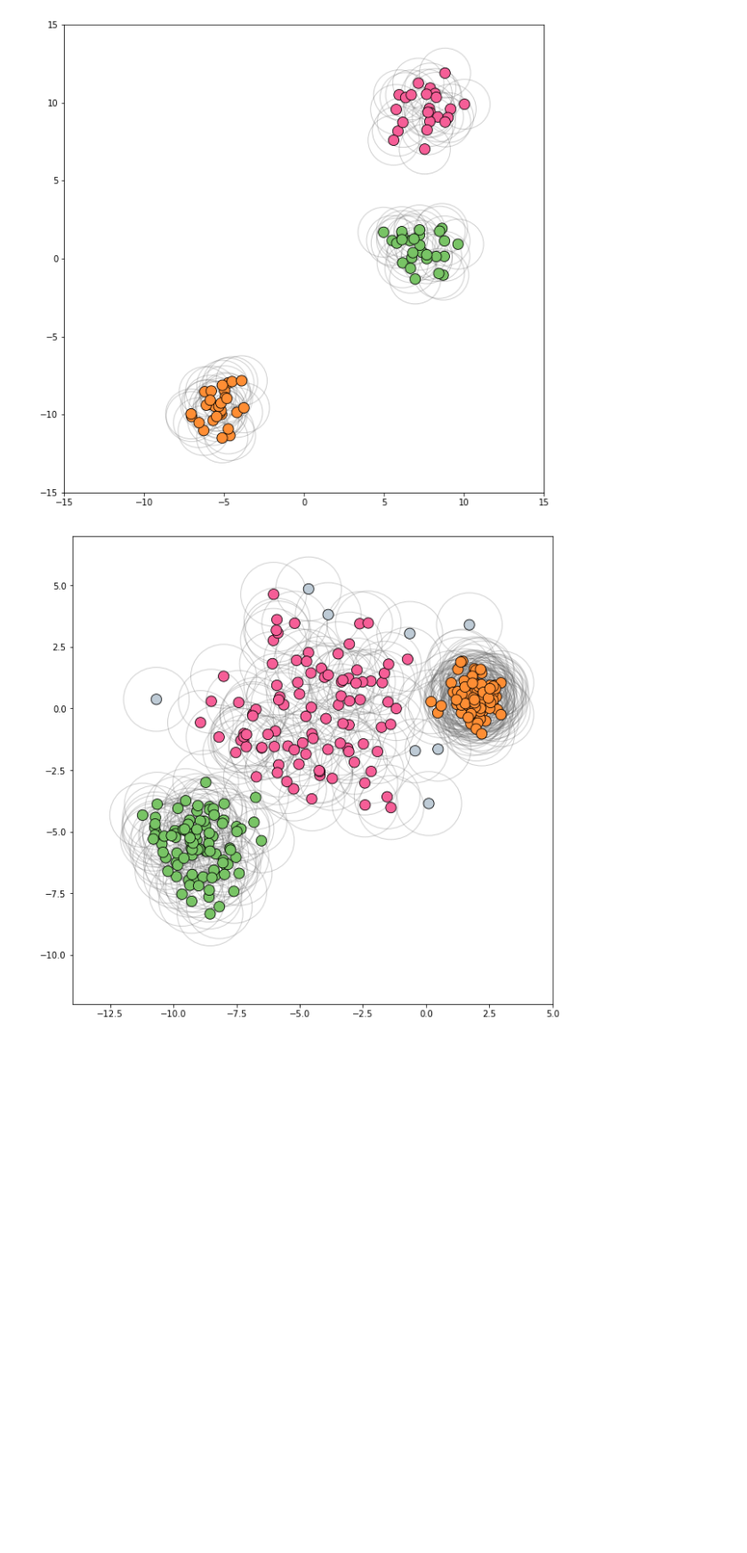
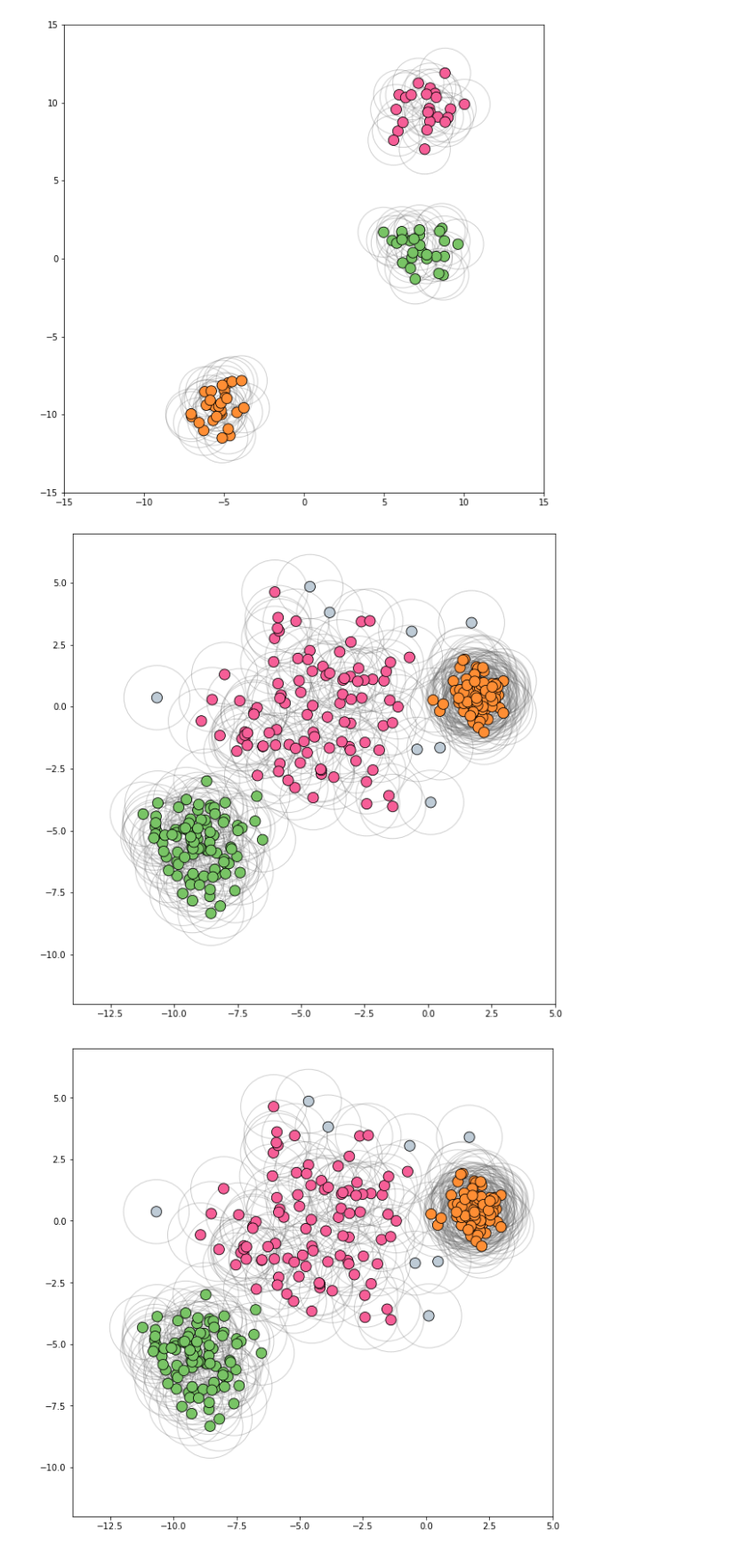
Before and after one commit to edwei06/data_science_2024_fall, a Jupyter notebook: data_science_hw2/hw2_dbscan/hw2_dbscan.ipynb, the cells around one changed output. Shown at 89% size. Cells and saved outputs as stored; diff of their text form; code cells hidden in the pictures; blank space fills up the shorter version.

```diff
--- a/data_science_hw2/hw2_dbscan/hw2_dbscan.ipynb
+++ b/data_science_hw2/hw2_dbscan/hw2_dbscan.ipynb
@@ -133,6 +133,17 @@ result = np.asarray(a)
 helper.plot_clustered_dataset(dataset_1, result, neighborhood=True, epsilon=eps)
 # %% [output]
 [figure]
+# %%
+dataset_2 = pd.read_csv('varied.csv')[:300].values
+m = np.asmatrix(dataset_2)
+m = m.transpose()
+eps = 1.3
+min_points = 5
+a = dbscan(m, eps, min_points)
+result = np.asarray(a)
+helper.plot_clustered_dataset(dataset_2, result, xlim=(-14, 5), ylim=(-12, 7), neighborhood=True, epsilon=eps)
+# %% [output]
+[figure, added]
 # %%
 dataset_2 = pd.read_csv('varied.csv')[:300].values
 m = np.asmatrix(dataset_2)
```
Also changed, not shown: parts of 2 cells of this notebook, 4 other files.
